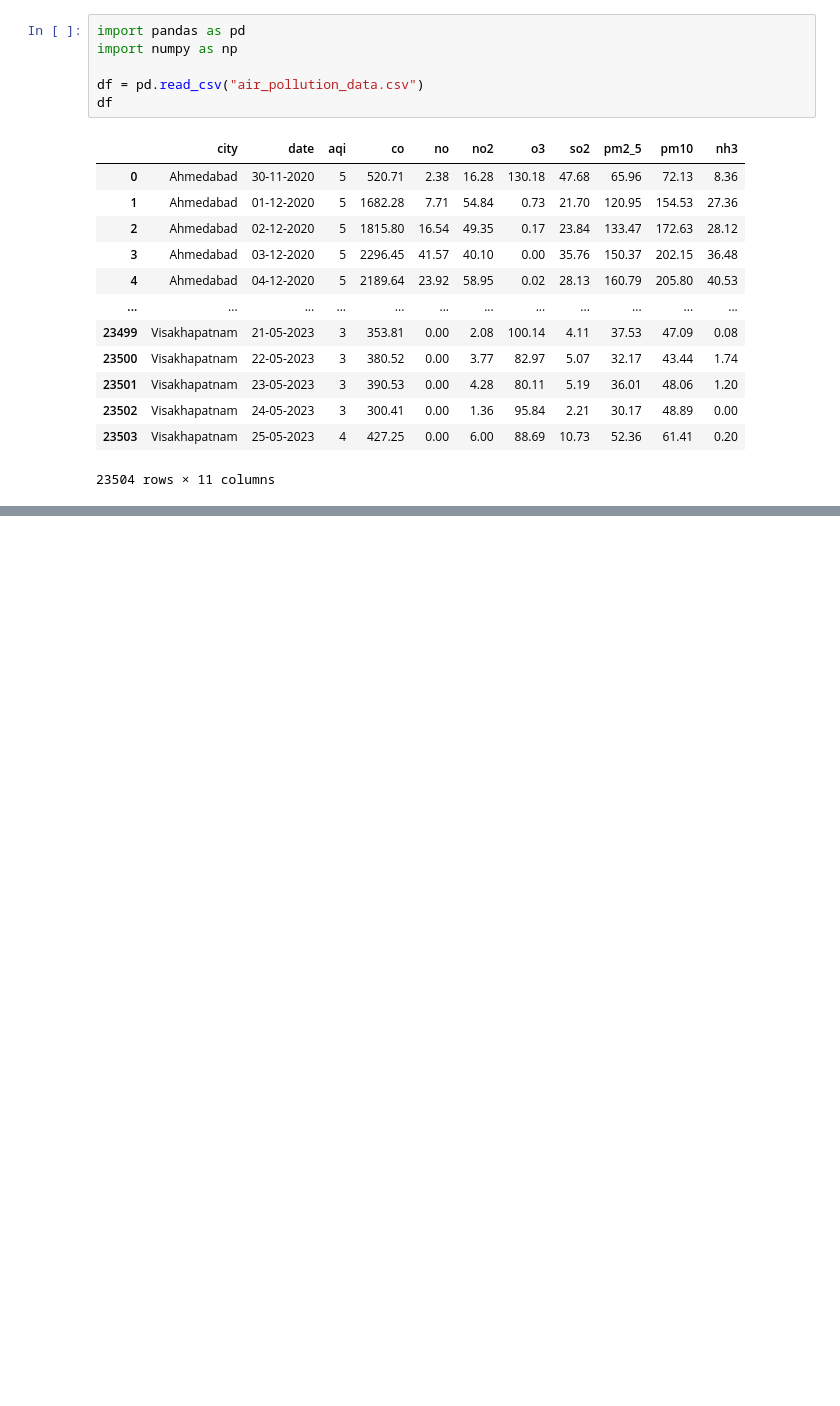
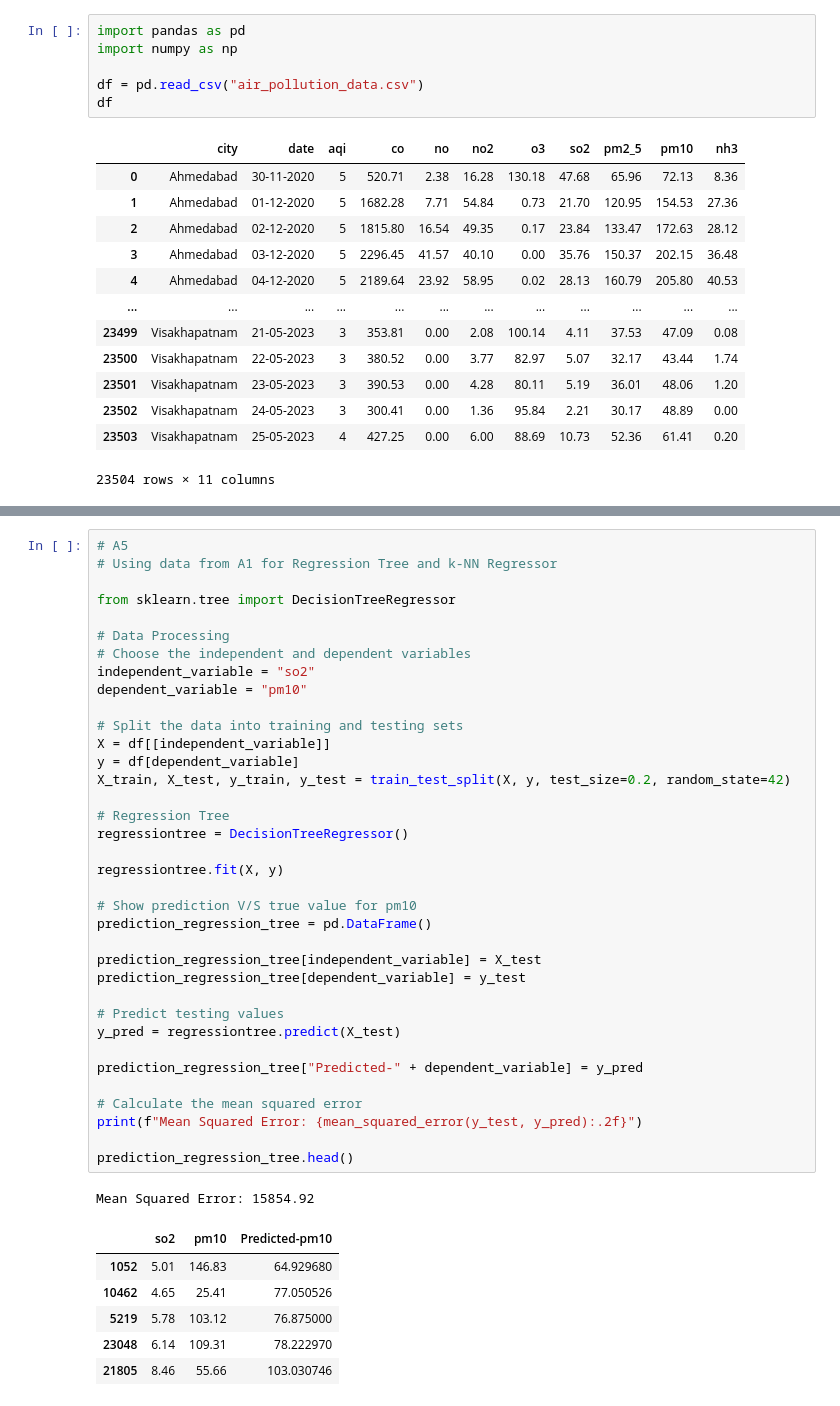
Before and after one commit to madhmanoj/ml-lab-assignment, a Jupyter notebook: lab6cse21116.ipynb, the cells around one changed output, grey strips where cells are left out. Drawn from its saved outputs; the diff is of its cells as text; blank space fills up the shorter version.

Commit message:
new file:   air_pollution_data.csv 	modified:   lab6cse21116.ipynb

```diff
--- a/lab6cse21116.ipynb
+++ b/lab6cse21116.ipynb
@@ -66,0 +105,44 @@ Mean Squared Error: 18458.97
+# %%
+# A5
+# Using data from A1 for Regression Tree and k-NN Regressor
+
+from sklearn.tree import DecisionTreeRegressor
+
+# Data Processing
+# Choose the independent and dependent variables
+independent_variable = "so2"
+dependent_variable = "pm10"
+
+# Split the data into training and testing sets
+X = df[[independent_variable]]
+y = df[dependent_variable]
+X_train, X_test, y_train, y_test = train_test_split(X, y, test_size=0.2, random_state=42)
+
+# Regression Tree
+regressiontree = DecisionTreeRegressor()
+
+regressiontree.fit(X, y)
+
+# Show prediction V/S true value for pm10
+prediction_regression_tree = pd.DataFrame()
+
+prediction_regression_tree[independent_variable] = X_test
+prediction_regression_tree[dependent_variable] = y_test
+
+# Predict testing values
+y_pred = regressiontree.predict(X_test)
+
+prediction_regression_tree["Predicted-" + dependent_variable] = y_pred
+
+# Calculate the mean squared error
+print(f"Mean Squared Error: {mean_squared_error(y_test, y_pred):.2f}")
+
+prediction_regression_tree.head()
+# %% [output]
+Mean Squared Error: 15854.92
+|  | so2 | pm10 | Predicted-pm10 |
+| 1052 | 5.01 | 146.83 | 64.929680 |
+| 10462 | 4.65 | 25.41 | 77.050526 |
+| 5219 | 5.78 | 103.12 | 76.875000 |
+| 23048 | 6.14 | 109.31 | 78.222970 |
+| 21805 | 8.46 | 55.66 | 103.030746 |
```
Also changed, not shown: parts of 4 cells of this notebook, 1 other file.
